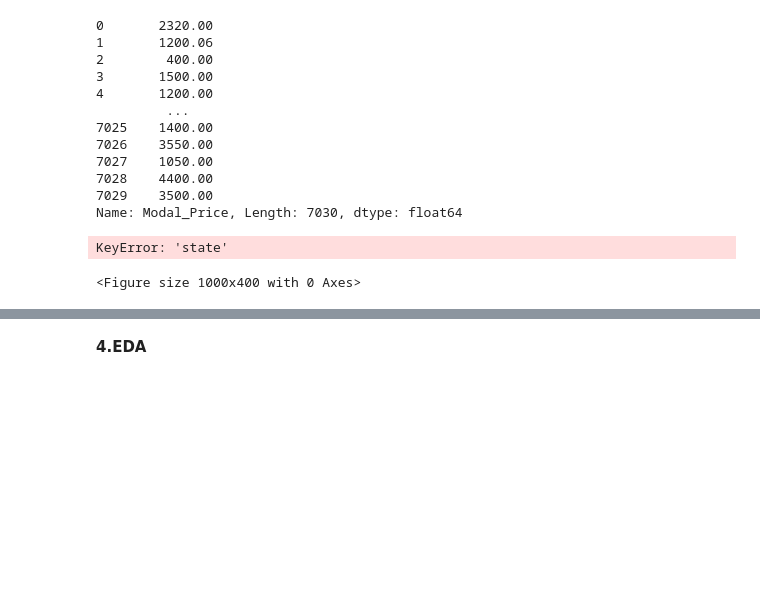
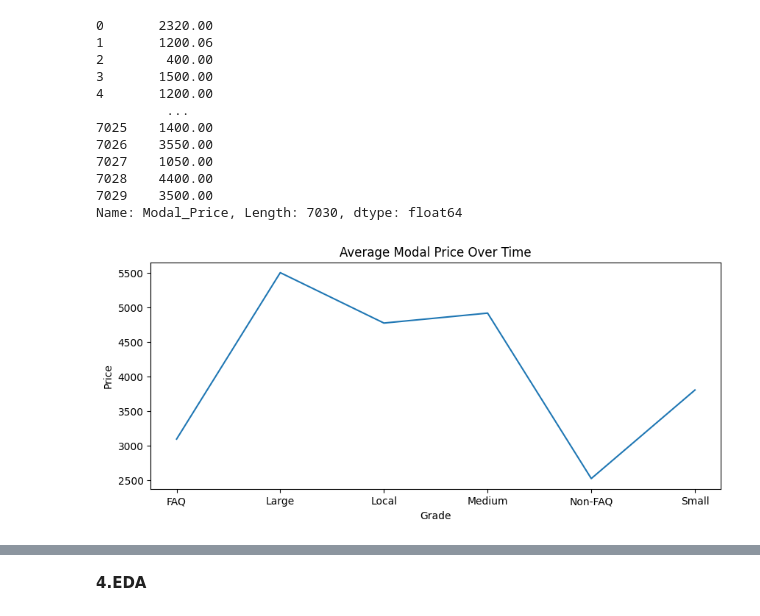
Before and after one commit to RanaSumedha/Python, a Jupyter notebook: Mandi_ca.ipynb, the cells around one changed output, grey strips where cells are left out. Saved outputs shown, nothing was run; the diff lists cells and outputs as text; code cells hidden in the pictures; blank space fills up the shorter version.

```diff
--- a/Mandi_ca.ipynb
+++ b/Mandi_ca.ipynb
@@ -136,10 +136,9 @@ print(df.Modal_Price)
 Name: Modal_Price, Length: 7030, dtype: float64
 # %%
 plt.figure(figsize=(10, 4))
-df.groupby('state')['Modal_Price'].mean().plot()
+df.groupby('Grade')['Modal_Price'].mean().plot()
 plt.title('Average Modal Price Over Time')
 plt.ylabel('Price')
 plt.show()
 # %% [output]
-KeyError: 'state'
-<Figure size 1000x400 with 0 Axes>
+[figure, added]
```
Also changed, not shown: parts of 3 cells of this notebook.
